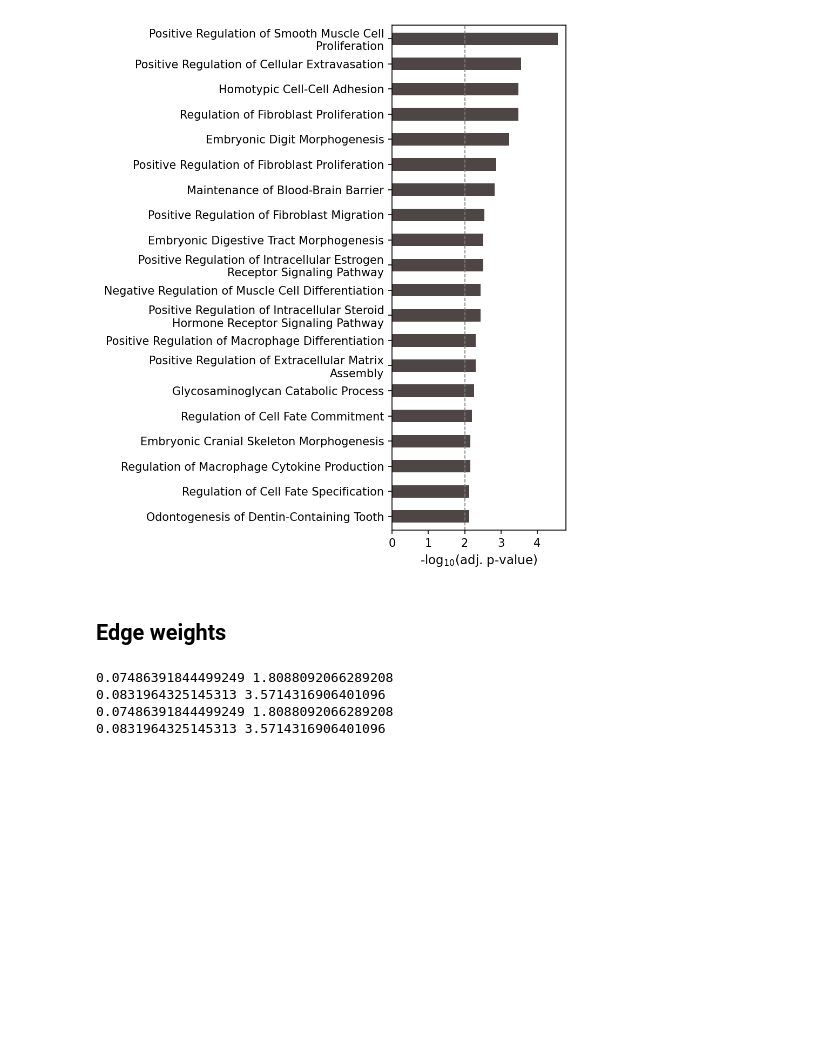
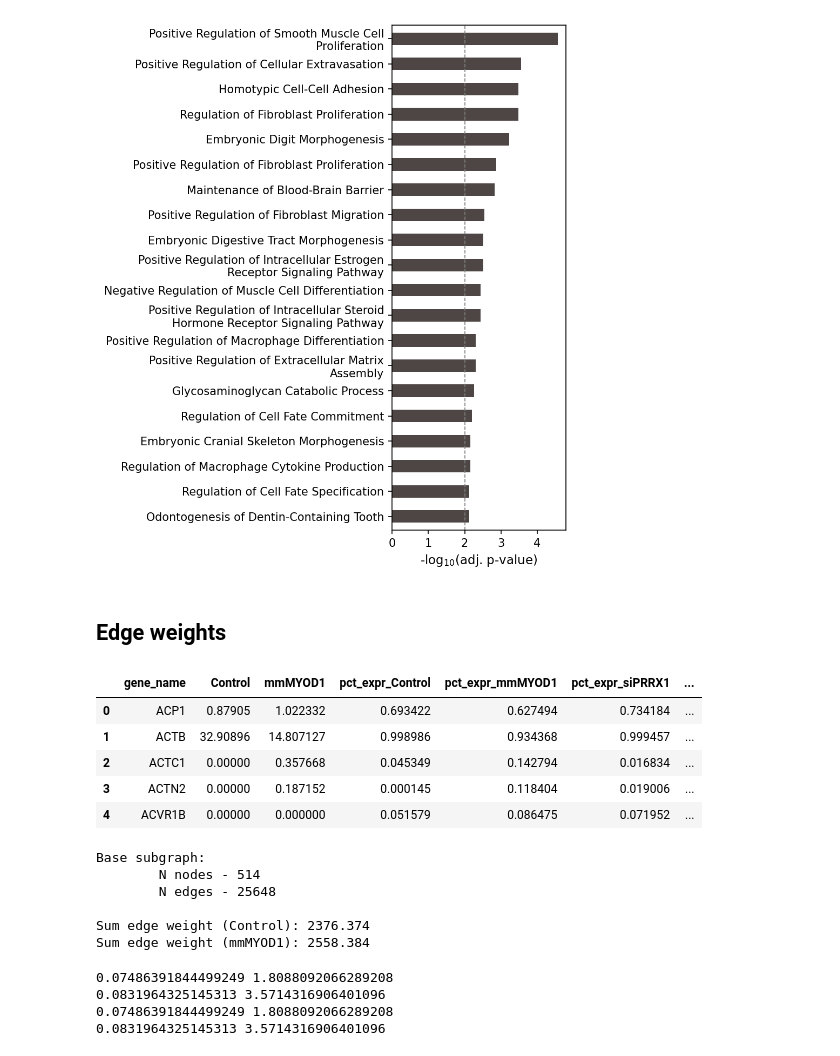
Before and after one commit to jrcwycy/Hybrid, a Jupyter notebook: notebooks/HWG/mmMYOD1.ipynb, the cells around one changed output. Drawn from its saved outputs; the diff is of its cells as text; code cells hidden in the pictures; blank space fills up the shorter version.

```diff
--- a/notebooks/HWG/mmMYOD1.ipynb
+++ b/notebooks/HWG/mmMYOD1.ipynb
@@ -1164,6 +1178,70 @@ plt.show()
 [figure]
 # %% [markdown]
 ## Edge weights
+# %%
+mdf.head()
+# %% [output]
+|  | gene_name | Control | mmMYOD1 | pct_expr_Control | pct_expr_mmMYOD1 | pct_expr_siPRRX1 | ... |
+| 0 | ACP1 | 0.87905 | 1.022332 | 0.693422 | 0.627494 | 0.734184 | ... |
+| 1 | ACTB | 32.90896 | 14.807127 | 0.998986 | 0.934368 | 0.999457 | ... |
+| 2 | ACTC1 | 0.00000 | 0.357668 | 0.045349 | 0.142794 | 0.016834 | ... |
+| 3 | ACTN2 | 0.00000 | 0.187152 | 0.000145 | 0.118404 | 0.019006 | ... |
+| 4 | ACVR1B | 0.00000 | 0.000000 | 0.051579 | 0.086475 | 0.071952 | ... |
+# %%
+# create subgraph with only expressed nodes per condition, then assign weights
+def add_edge_weights_from_node_activity(G, a, weight_attr="weight", combine="product"):
+    Gw = G.copy()
+    for u, v in Gw.edges():
+        au = a.get(u, 0.0)
+        av = a.get(v, 0.0)
+        if combine == "product":
+            w = au * av
+        elif combine == "min":
+            w = min(au, av)
+        elif combine == "mean":
+            w = 0.5 * (au + av)
+        else:
+            raise ValueError("combine must be 'product', 'min', or 'mean'")
+        Gw[u][v][weight_attr] = float(w)
+        # Create a distance attribute: small value for high activity
+        # We add a tiny epsilon (1e-9) to avoid division by zero
+        Gw[u][v]["distance"] = 1.0 / (float(w) + 1e-9)
+    return Gw
+
+def edge_weight_series(G):
+    return [d.get("weight", 0.0) for _, _, d in G.edges(data=True)]
+
+
+# ---------- Create weighted subgraphs from subG ----------
+
+print("Base subgraph:", f"\n\tN nodes - {GM.number_of_nodes()} \n\tN edges - {GM.number_of_edges()}")
+
+
+## Control
+a_ctrl = dict(zip(mdf["gene_name"], mdf[f"Control"]))
+wCGM = add_edge_weights_from_node_activity(GM, a_ctrl, weight_attr="weight", combine="product")
+
+
+## mmMYOD1
+a_mmy = dict(zip(mdf["gene_name"], mdf[f'mmMYOD1']))
+wMGM = add_edge_weights_from_node_activity(GM, a_mmy, weight_attr="weight", combine="product")
+
+
+if (wCGM.number_of_nodes() != wMGM.number_of_nodes()):
+    print("!!! Not the same node set !!!")
+
+
+ctrl_sum = sum(edge_weight_series(wCGM))
+print(f"\nSum edge weight (Control): {ctrl_sum:.3f}")
+m_sum = sum(edge_weight_series(wMGM))
+print(f"Sum edge weight (mmMYOD1): {m_sum:.3f}")
+# %% [output]
+Base subgraph:
+        N nodes - 514
+        N edges - 25648
+
+Sum edge weight (Control): 2376.374
+Sum edge weight (mmMYOD1): 2558.384
 # %%
 # make weighted graphs
 
```
Also changed, not shown: parts of 10 cells of this notebook, 42 other files.
